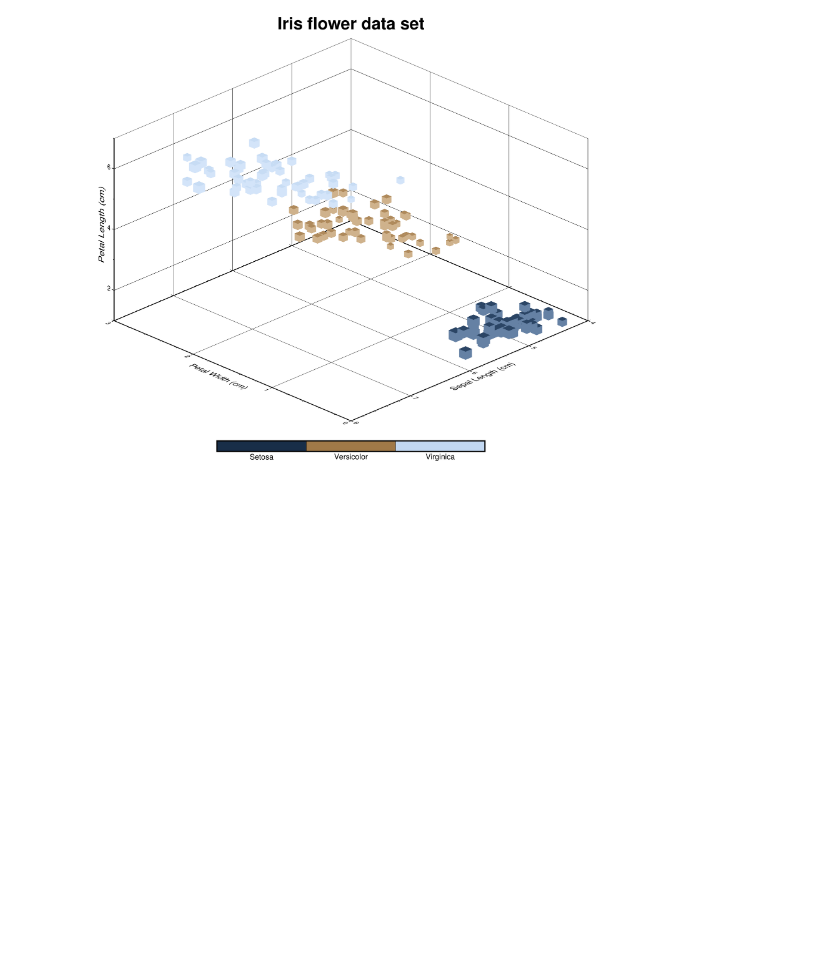
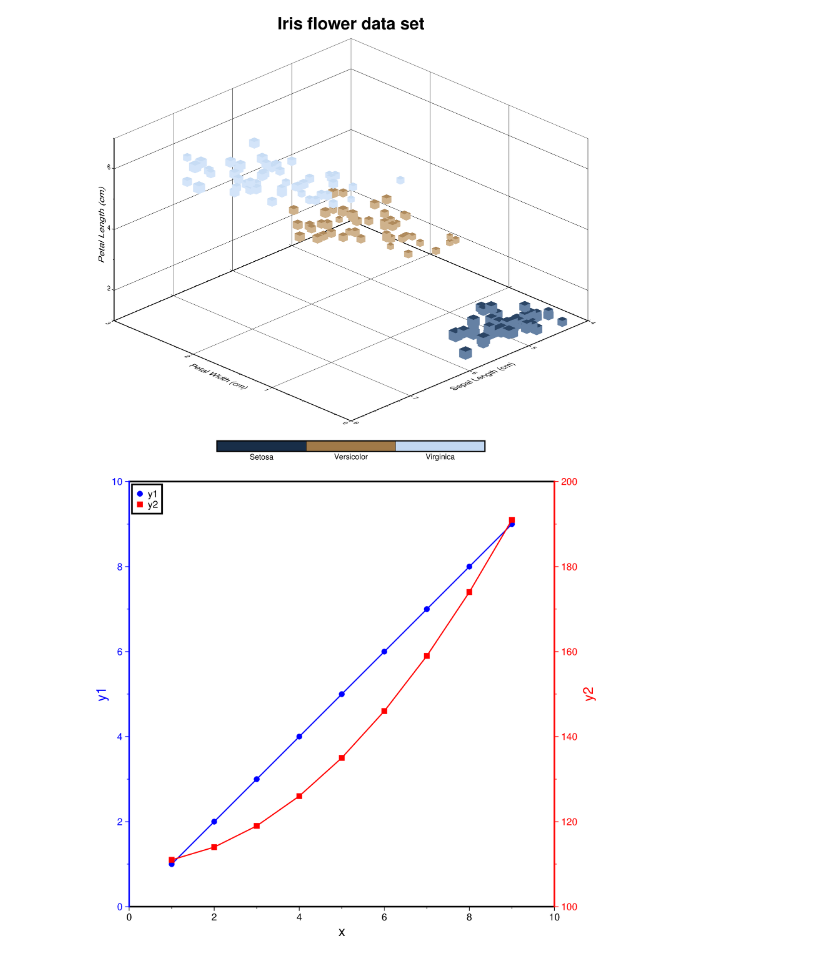
Before and after one commit to brioglade/gmt, a Jupyter notebook: pygmt.ipynb, the cells around one changed output. Cells and saved outputs as stored; diff of their text form; code cells hidden in the pictures; blank space fills up the shorter version.

```diff
--- a/pygmt.ipynb
+++ b/pygmt.ipynb
@@ -295,3 +295,55 @@ fig.colorbar(xshift=3.1)
 fig.show()
 # %% [output]
 [figure]
+# %%
+import numpy as np
+import pygmt
+
+# Generate two sample Y data from one common X data
+x = np.linspace(1.0, 9.0, num=9)
+y1 = x
+y2 = x ** 2 + 110
+
+fig = pygmt.Figure()
+
+# Plot the common X axes
+# The bottom axis (S) is plotted with annotations and tick marks
+# The top axis (t) is plotted without annotations and tick marks
+# The left and right axes are not drawn
+fig.basemap(region=[0, 10, 0, 10], projection="X15c/15c", frame=["St", "xaf+lx"])
+
+# Plot the Y axis for y1 data
+# The left axis (W) is plotted with blue annotations, ticks, and label
+with pygmt.config(
+    MAP_FRAME_PEN="blue",
+    MAP_TICK_PEN="blue",
+    FONT_ANNOT_PRIMARY="blue",
+    FONT_LABEL="blue",
+):
+    fig.basemap(frame=["W", "yaf+ly1"])
+
+# Plot the line for y1 data
+fig.plot(x=x, y=y1, pen="1p,blue")
+# Plot points for y1 data
+fig.plot(x=x, y=y1, style="c0.2c", color="blue", label="y1")
+
+# Plot the Y axis for y2 data
+# The right axis (E) is plotted with red annotations, ticks, and label
+with pygmt.config(
+    MAP_FRAME_PEN="red",
+    MAP_TICK_PEN="red",
+    FONT_ANNOT_PRIMARY="red",
+    FONT_LABEL="red",
+):
+    fig.basemap(region=[0, 10, 100, 200], frame=["E", "yaf+ly2"])
+# Plot the line for y2 data
+fig.plot(x=x, y=y2, pen="1p,red")
+# Plot points for y2 data
+fig.plot(x=x, y=y2, style="s0.28c", color="red", label="y2")
+
+# Create a legend in the top-left corner of the plot
+fig.legend(position="jTL+o0.1c", box=True)
+
+fig.show()
+# %% [output]
+[figure, added]
```
Also changed, not shown: parts of 3 cells of this notebook.
